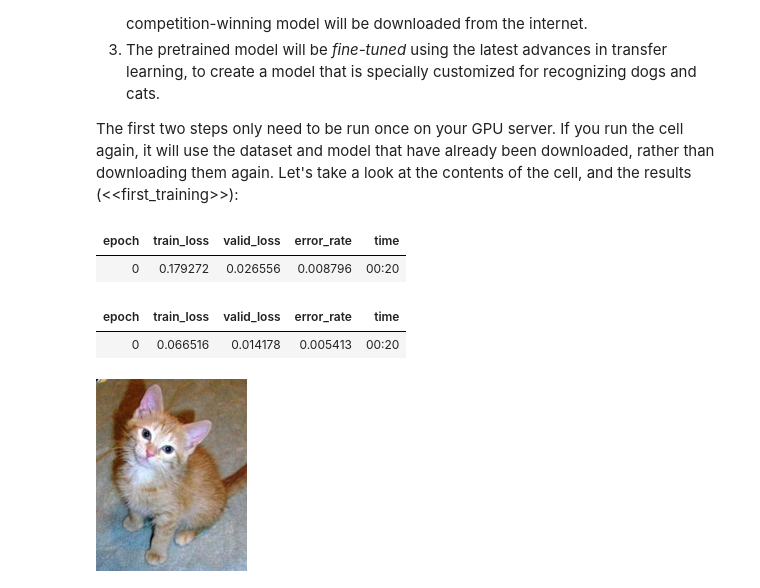
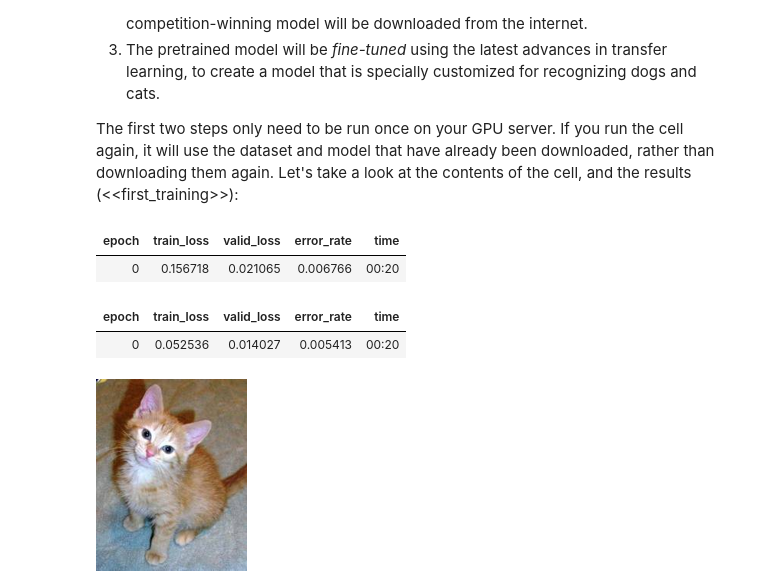
Before and after one commit to kamakshidasan/fastbook, a Jupyter notebook: cats.ipynb, the cells around one changed output. Drawn from its saved outputs; the diff is of its cells as text; code cells hidden in the pictures.

```diff
--- a/cats.ipynb
+++ b/cats.ipynb
@@ -17,20 +10,25 @@ Click on the cell that begins with the line "# CLICK ME" to select it. The first
 The first two steps only need to be run once on your GPU server. If you run the cell again, it will use the dataset and model that have already been downloaded, rather than downloading them again. Let's take a look at the contents of the cell, and the results (<<first_training>>):
 # %%
 from fastai.vision.all import *
-path = untar_data(URLs.PETS)/'images'
+path = 'pets'
 
-def is_cat(x): return x[0].isupper()
+def is_cat(x):
+    return x[0].isupper()
+
 dls = ImageDataLoaders.from_name_func(
-    path, get_image_files(path), valid_pct=0.2, seed=42,
-    label_func=is_cat, item_tfms=Resize(224))
+    path, get_image_files(path),
+    valid_pct=0.2,
+    label_func=is_cat,
+    item_tfms=Resize(224)
+)
 
 learn = vision_learner(dls, resnet34, metrics=error_rate)
 learn.fine_tune(1)
 # %% [output]
 | epoch | train_loss | valid_loss | error_rate | time |
-| 0 | 0.179272 | 0.026556 | 0.008796 | 00:20 |
+| 0 | 0.156718 | 0.021065 | 0.006766 | 00:20 |
 | epoch | train_loss | valid_loss | error_rate | time |
-| 0 | 0.066516 | 0.014178 | 0.005413 | 00:20 |
+| 0 | 0.052536 | 0.014027 | 0.005413 | 00:20 |
 # %%
 img = PILImage.create('images/chapter1_cat_example.jpg')
 img.to_thumb(192)
```
Also changed, not shown: parts of 3 cells of this notebook.
